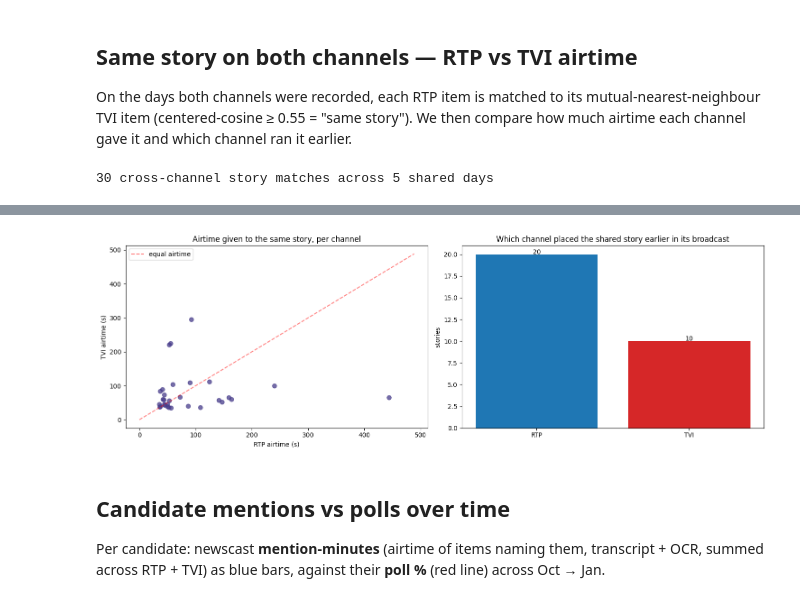
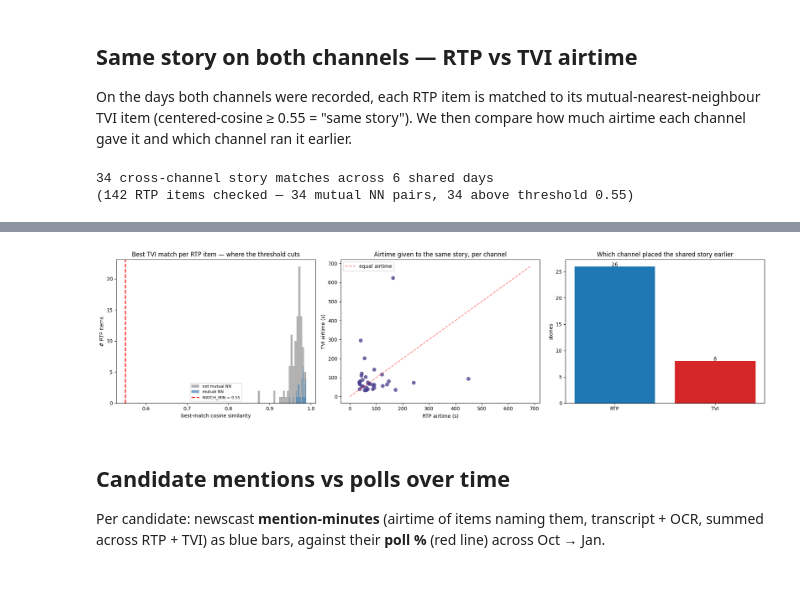
Before and after one commit to Dinisas/Big-Data, a Jupyter notebook: newscast.ipynb, the cells around one changed output, grey strips where cells are left out. Saved outputs shown, nothing was run; the diff lists cells and outputs as text; code cells hidden in the pictures.

```diff
--- a/newscast.ipynb
+++ b/newscast.ipynb
@@ -1606,2 +121,0 @@ _ = plot_topic_bar(nov, 'Telejornal_RTP_Nov_10 — goal (b): minutes per topic a
-# %%
-_ = plot_news_type_bar(nov, f'Telejornal_RTP_Nov_10 — minutes per news type across {len(nov)} items')
@@ -1871,0 +438,16 @@ _ = plot_news_type_bar(allc, f'All {allc.video.nunique()} newscasts — minutes
+# %%
+# Across all 14 broadcasts: distinct on-screen story count and % airtime a story graphic is actually shown.
+_sr = []
+for v in all_ns:
+    e = int(math.ceil(ns.infer_video_end_s(sp[sp.video == v], seg['ocr'][seg['ocr'].video == v])))
+    _sr.append(dict(video=v.replace('Telejornal_', ''), channel='RTP' if 'RTP' in v else 'TVI',
+                    minutes=round(e / 60), stories=len(story_straps(v)),
+                    graphic_pct=round(graphic_mask(v, e).mean() * 100)))
+strap_summary = pd.DataFrame(_sr)
+fig, ax = plt.subplots(1, 2, figsize=(15, 4.2))
+col = ['#1f77b4' if c == 'RTP' else '#d62728' for c in strap_summary.channel]
+ax[0].bar(strap_summary.video, strap_summary.stories, color=col); ax[0].set_ylabel('# distinct on-screen stories')
+ax[0].tick_params(axis='x', rotation=45, labelsize=7); ax[0].set_title('Distinct on-screen news stories per broadcast (blue=RTP, red=TVI)')
+ax[1].bar(strap_summary.video, strap_summary.graphic_pct, color=col); ax[1].set_ylabel('% airtime a story graphic is shown')
+ax[1].tick_params(axis='x', rotation=45, labelsize=7); ax[1].set_title('% airtime with a story graphic (actual detected seconds)')
+plt.tight_layout(); plt.show()
@@ -1877,36 +465,44 @@ item (centered-cosine ≥ 0.55 = "same story"). We then compare how much airtime
 and which channel ran it earlier.
 # %%
 items_emb = items[items['emb'].apply(lambda x: isinstance(x, np.ndarray))].reset_index(drop=True)
-NIc = np.vstack(items_emb['emb'].values); NIc = NIc - NIc.mean(0, keepdims=True)   # mean-centered (de-anisotropy)
-matches = []
+NI = np.vstack(items_emb['emb'].values)
+matches, best_sims = [], []
 for day in SHARED_DAYS:
     r = items_emb[(items_emb.day == day) & (items_emb.channel == 'RTP')]
     t = items_emb[(items_emb.day == day) & (items_emb.channel == 'TVI')]
     if not len(r) or not len(t): continue
-    S = cosine_similarity(NIc[r.index], NIc[t.index]); rb, tb = S.argmax(1), S.argmax(0)
+    S = cosine_similarity(NI[r.index], NI[t.index]); rb, tb = S.argmax(1), S.argmax(0)
     for i in range(len(r)):
         j = int(rb[i])
-        if tb[j] == i and S[i, j] >= MATCH_MIN:
+        is_mutual = tb[j] == i
+        best_sims.append(dict(day=day, best_sim=float(S[i, j]), mutual=is_mutual,
+                              rtp_headline=r.iloc[i].headline, tvi_headline=t.iloc[j].headline))
+        if is_mutual and S[i, j] >= MATCH_MIN:
             ri, ti = r.iloc[i], t.iloc[j]
             matches.append(dict(day=day, sim=round(float(S[i, j]), 3),
                                 rtp_headline=ri.headline, tvi_headline=ti.headline,
                                 rtp_dur_s=round(ri.duration_s), tvi_dur_s=round(ti.duration_s),
                                 aired_first='RTP' if ri.start_s <= ti.start_s else 'TVI'))
 cross = pd.DataFrame(matches).sort_values(['day', 'sim'], ascending=[True, False]).reset_index(drop=True)
-print(f'{len(cross)} cross-channel story matches across {cross.day.nunique()} shared days')
-display(cross[['day', 'sim', 'rtp_headline', 'tvi_headline', 'aired_first']].head(12))
+bdf = pd.DataFrame(best_sims)
 
-fig, axes = plt.subplots(1, 2, figsize=(15, 5))
-axes[0].scatter(cross['rtp_dur_s'], cross['tvi_dur_s'], c='darkslateblue', alpha=0.75, s=45)
+fig, axes = plt.subplots(1, 3, figsize=(19, 5))
+axes[0].hist(bdf[~bdf.mutual]['best_sim'], bins=25, alpha=0.6, color='grey', label='not mutual NN')
+axes[0].hist(bdf[bdf.mutual]['best_sim'], bins=25, alpha=0.7, color='steelblue', label='mutual NN')
+axes[0].axvline(MATCH_MIN, color='red', ls='--', lw=2, label=f'MATCH_MIN = {MATCH_MIN}')
+axes[0].set_xlabel('best-match cosine similarity'); axes[0].set_ylabel('# RTP items')
+axes[0].set_title('Best TVI match per RTP item \u2014 where the threshold cuts'); axes[0].legend(fontsize=8)
+axes[1].scatter(cross['rtp_dur_s'], cross['tvi_dur_s'], c='darkslateblue', alpha=0.75, s=45)
 lim = max(cross['rtp_dur_s'].max(), cross['tvi_dur_s'].max()) * 1.1
-axes[0].plot([0, lim], [0, lim], 'r--', alpha=0.5, label='equal airtime')
-axes[0].set_xlabel('RTP airtime (s)'); axes[0].set_ylabel('TVI airtime (s)')
-axes[0].set_title('Airtime given to the same story, per channel'); axes[0].legend()
+axes[1].plot([0, lim], [0, lim], 'r--', alpha=0.5, label='equal airtime')
+axes[1].set_xlabel('RTP airtime (s)'); axes[1].set_ylabel('TVI airtime (s)')
+axes[1].set_title('Airtime given to the same story, per channel'); axes[1].legend()
 fc = cross['aired_first'].value_counts()
-axes[1].bar(fc.index, fc.values, color=['#1f77b4', '#d62728'])
-axes[1].set_ylabel('stories'); axes[1].set_title('Which channel placed the shared story earlier in its broadcast')
-for i, v in enumerate(fc.values): axes[1].text(i, v + 0.05, str(int(v)), ha='center')
+axes[2].bar(fc.index, fc.values, color=['#1f77b4', '#d62728'])
+axes[2].set_ylabel('stories'); axes[2].set_title('Which channel placed the shared story earlier')
+for i, v in enumerate(fc.values): axes[2].text(i, v + 0.05, str(int(v)), ha='center')
 plt.tight_layout(); plt.show()
 # %% [output]
-30 cross-channel story matches across 5 shared days
+34 cross-channel story matches across 6 shared days
+(142 RTP items checked — 34 mutual NN pairs, 34 above threshold 0.55)
 |  | day | sim | rtp_headline | tvi_headline | aired_first |
@@ -1925,4 +521,4 @@ plt.tight_layout(); plt.show()
-[figure, old version]
+[figure, new version]
 # %% [markdown]
 ## Candidate mentions vs polls over time
 
```
Also changed, not shown: parts of 49 cells of this notebook, 1 other file.
